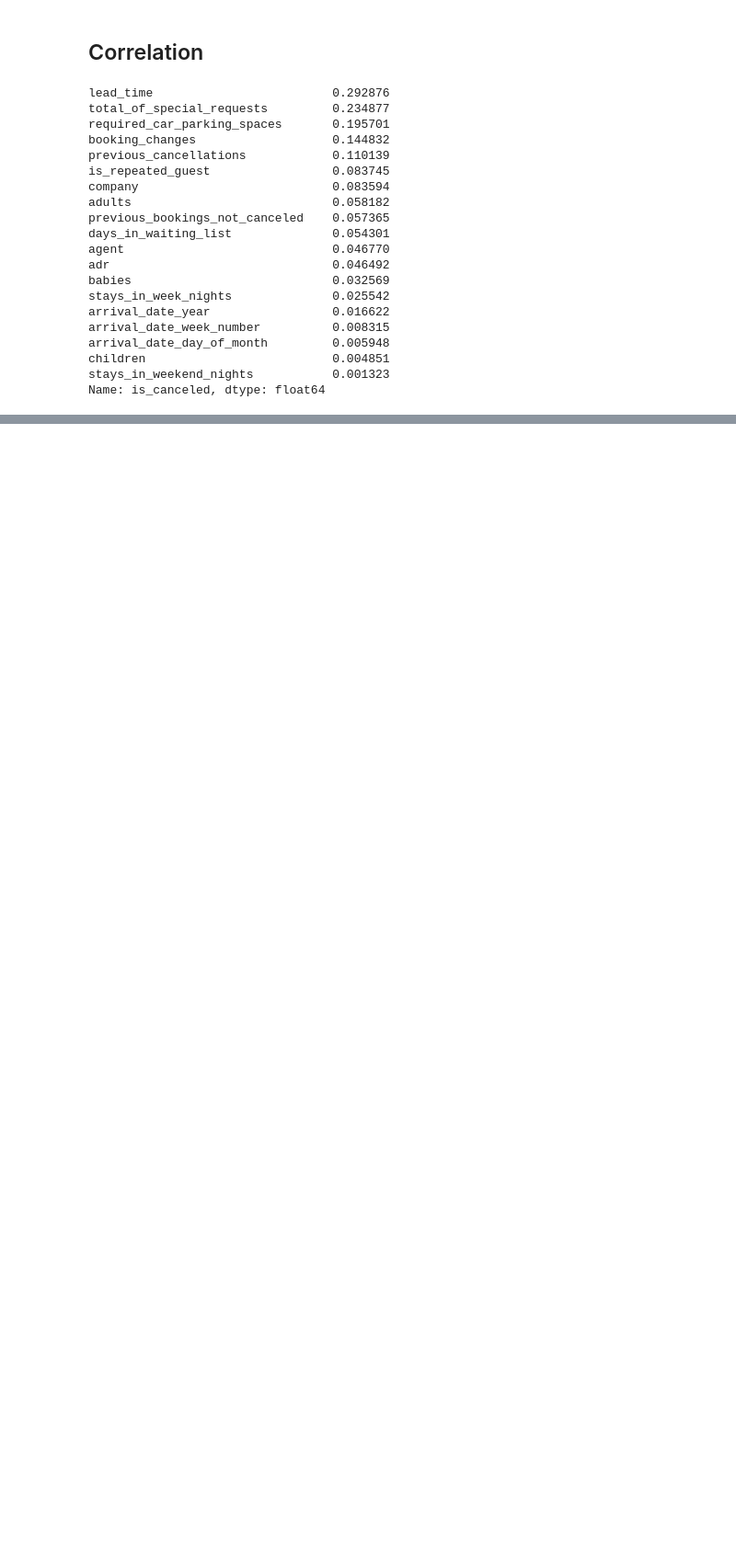
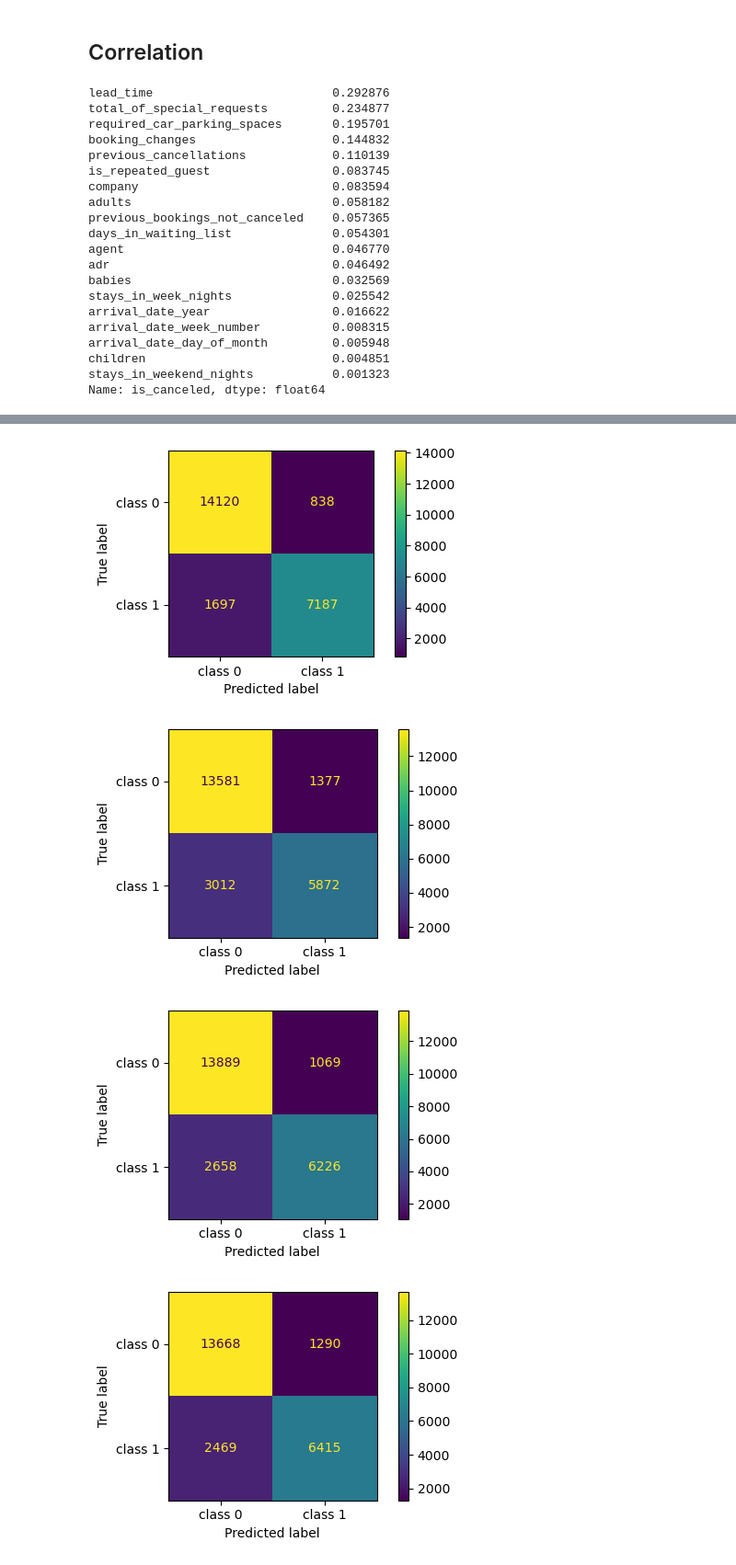
Before and after one commit to rebekahrest/data1030-final-project, a Jupyter notebook: Final Project.ipynb, the cells around one changed output, grey strips where cells are left out. Shown at 92% size. Cells and saved outputs as stored; diff of their text form; code cells hidden in the pictures; blank space fills up the shorter version.

```diff
--- a/Final Project.ipynb
+++ b/Final Project.ipynb
@@ -690,0 +1108,4 @@ Name: is_canceled, dtype: float64
+# %%
+lr_param_grid = {'model__C':[0.001, 0.01, 0.1, 1, 10, 100]}
+
+lr_grid, lr_feature_names, lr_X_test, lr_y_test = train_model("LR_model", LogisticRegression(random_state=42,n_jobs=-1, penalty='l2', max_iter=1000), lr_param_grid)
@@ -690,0 +1308,4 @@ Name: is_canceled, dtype: float64
+# %%
+knn_param_grid = {'model__n_neighbors':[3, 10, 30, 100]}
+
+knn_grid, knn_feature_names, knn_X_test, knn_y_test = train_model("KNN_model", KNeighborsClassifier(), knn_param_grid)
@@ -690,0 +1341,14 @@ Name: is_canceled, dtype: float64
+# %%
+# the parameter(s) we want to tune
+dt_param_grid = {'max_depth': [10,30,100,300],
+                'min_samples_split': [16, 32, 64, 128],
+                'random_state':[42],
+                'n_jobs': [-1]}
+
+# base_models = [("DT_model", DecisionTreeClassifier(random_state=42)),
+#                ("RF_model", RandomForestClassifier(random_state=42,n_jobs=-1)),
+#                ("LR_model", LogisticRegression(random_state=42,n_jobs=-1)),
+#                ("XGB_model", XGBClassifier(random_state=42, n_jobs=-1)),
+#                 ("KNN_model", KNeighborsClassifier())]
+
+grid, feature_names, X_test, y_test = train_model("RF_model", RandomForestClassifier(random_state=42,n_jobs=-1), dt_param_grid)
@@ -690,0 +1574,26 @@ Name: is_canceled, dtype: float64
+# %%
+def display_confusion_matrix(y_pred, y_test):
+    cm = confusion_matrix(y_test,y_pred)
+    disp = ConfusionMatrixDisplay(cm,display_labels=['class 0', 'class 1'])
+    fig, ax = plt.subplots(figsize=(5,3))
+    disp.plot(ax=ax)
+    plt.tight_layout()
+    plt.show()
+
+#Random Forest
+y_pred = rf_grid.predict(X_test)
+display_confusion_matrix(y_pred, y_test)
+
+y_pred = lr_grid.predict(X_test)
+display_confusion_matrix(y_pred, y_test)
+
+y_pred = xgb_grid.predict(X_test)
+display_confusion_matrix(y_pred, y_test)
+
+y_pred = knn_grid.predict(X_test)
+display_confusion_matrix(y_pred, y_test)
+# %% [output]
+[figure, added]
+[figure, added]
+[figure, added]
+[figure, added]
```
Also changed, not shown: parts of 66 cells of this notebook, 2 other files.
